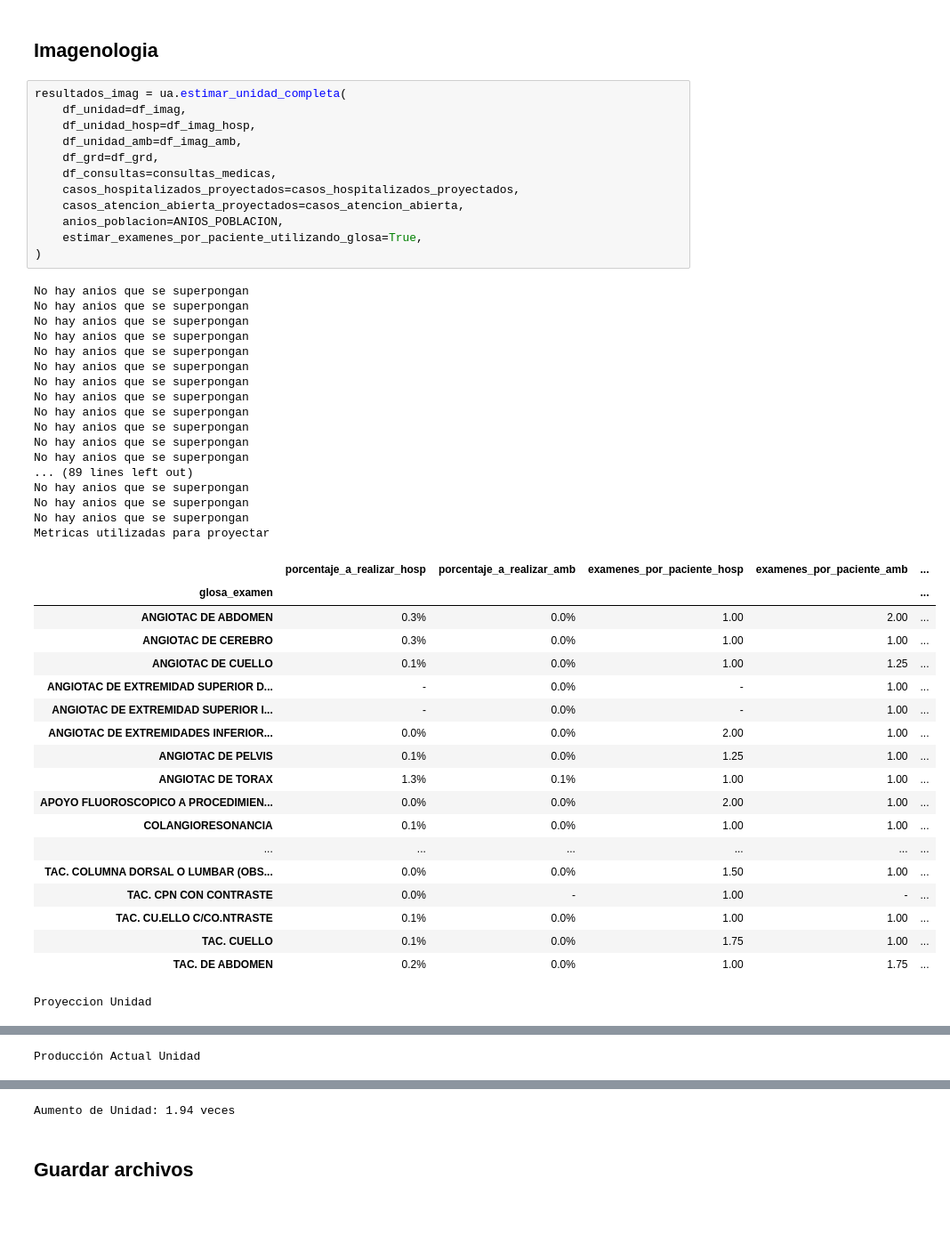
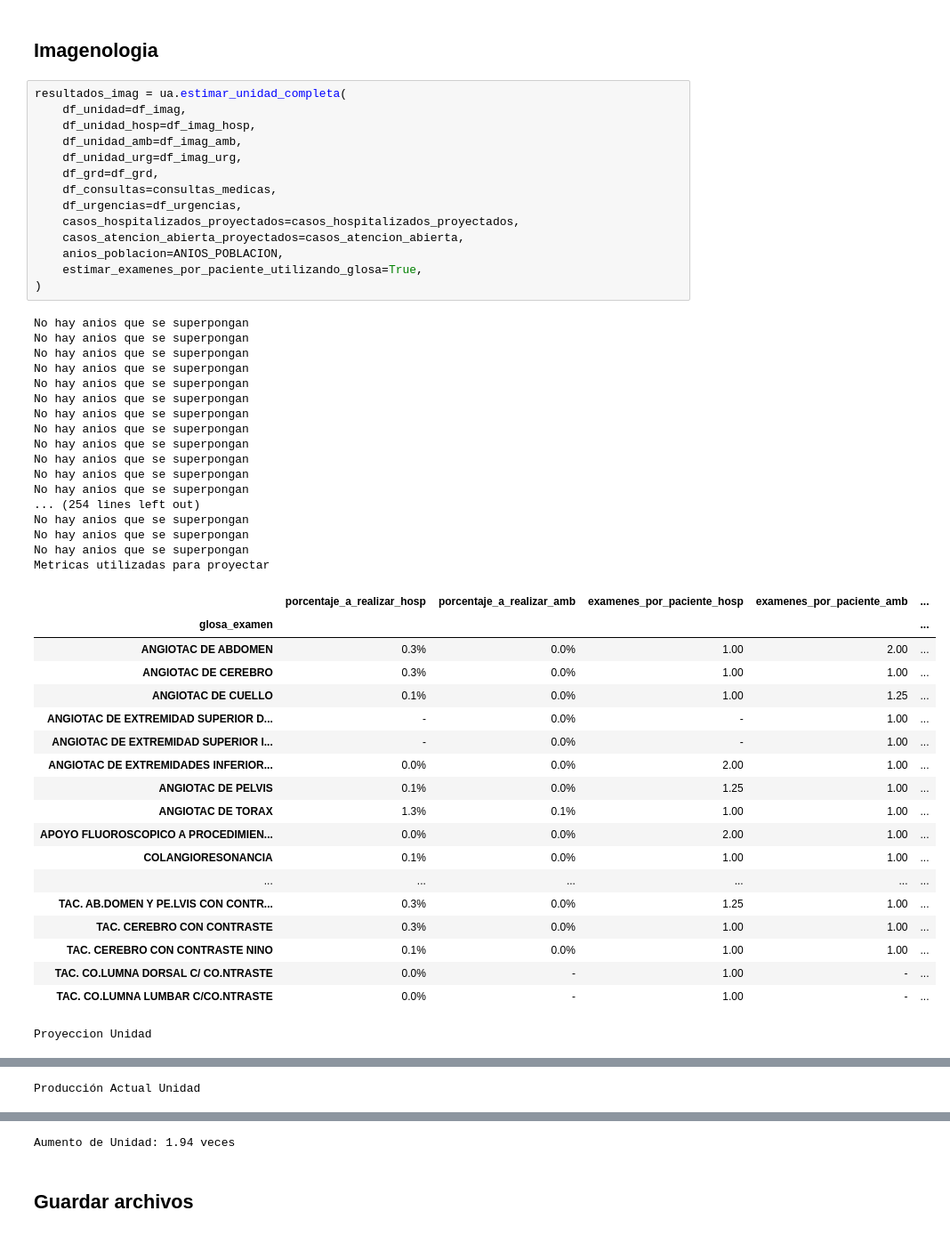
Before and after one commit to JavierRojas14/proyeccion-rdr, a Jupyter notebook: notebooks/6.0-jrb-support-units-percentajes.ipynb, the cells around one changed output, grey strips where cells are left out. Shown: that part at 89% size. Drawn from its saved outputs; the diff is of its cells as text.

Commit message:
Obtiene coeficientes de urgencia

```diff
--- a/notebooks/6.0-jrb-support-units-percentajes.ipynb
+++ b/notebooks/6.0-jrb-support-units-percentajes.ipynb
@@ -335,8 +335,10 @@ resultados_imag = ua.estimar_unidad_completa(
     df_unidad=df_imag,
     df_unidad_hosp=df_imag_hosp,
     df_unidad_amb=df_imag_amb,
+    df_unidad_urg=df_imag_urg,
     df_grd=df_grd,
     df_consultas=consultas_medicas,
+    df_urgencias=df_urgencias,
     casos_hospitalizados_proyectados=casos_hospitalizados_proyectados,
     casos_atencion_abierta_proyectados=casos_atencion_abierta,
     anios_poblacion=ANIOS_POBLACION,
@@ -345,39 +347,39 @@ resultados_imag = ua.estimar_unidad_completa(
 # %% [output]
 No hay anios que se superpongan
 No hay anios que se superpongan
 No hay anios que se superpongan
 No hay anios que se superpongan
 No hay anios que se superpongan
 No hay anios que se superpongan
 No hay anios que se superpongan
 No hay anios que se superpongan
 No hay anios que se superpongan
 No hay anios que se superpongan
 No hay anios que se superpongan
 No hay anios que se superpongan
-... (89 lines left out)
+... (254 lines left out)
 No hay anios que se superpongan
 No hay anios que se superpongan
 No hay anios que se superpongan
 Metricas utilizadas para proyectar
 |  | porcentaje_a_realizar_hosp | porcentaje_a_realizar_amb | examenes_por_paciente_hosp | examenes_por_paciente_amb | ... |
 | glosa_examen |  |  |  |  | ... |
 | ANGIOTAC DE ABDOMEN | 0.3% | 0.0% | 1.00 | 2.00 | ... |
 | ANGIOTAC DE CEREBRO | 0.3% | 0.0% | 1.00 | 1.00 | ... |
 | ANGIOTAC DE CUELLO | 0.1% | 0.0% | 1.00 | 1.25 | ... |
 | ANGIOTAC DE EXTREMIDAD SUPERIOR D... | - | 0.0% | - | 1.00 | ... |
 | ANGIOTAC DE EXTREMIDAD SUPERIOR I... | - | 0.0% | - | 1.00 | ... |
 | ANGIOTAC DE EXTREMIDADES INFERIOR... | 0.0% | 0.0% | 2.00 | 1.00 | ... |
 | ANGIOTAC DE PELVIS | 0.1% | 0.0% | 1.25 | 1.00 | ... |
 | ANGIOTAC DE TORAX | 1.3% | 0.1% | 1.00 | 1.00 | ... |
 | APOYO FLUOROSCOPICO A PROCEDIMIEN... | 0.0% | 0.0% | 2.00 | 1.00 | ... |
 | COLANGIORESONANCIA | 0.1% | 0.0% | 1.00 | 1.00 | ... |
 | ... | ... | ... | ... | ... | ... |
-| TAC. COLUMNA DORSAL O LUMBAR (OBS... | 0.0% | 0.0% | 1.50 | 1.00 | ... |
-| TAC. CPN CON CONTRASTE | 0.0% | - | 1.00 | - | ... |
-| TAC. CU.ELLO C/CO.NTRASTE | 0.1% | 0.0% | 1.00 | 1.00 | ... |
-| TAC. CUELLO | 0.1% | 0.0% | 1.75 | 1.00 | ... |
-| TAC. DE ABDOMEN | 0.2% | 0.0% | 1.00 | 1.75 | ... |
+| TAC. AB.DOMEN Y PE.LVIS CON CONTR... | 0.3% | 0.0% | 1.25 | 1.00 | ... |
+| TAC. CEREBRO CON CONTRASTE | 0.3% | 0.0% | 1.00 | 1.00 | ... |
+| TAC. CEREBRO CON CONTRASTE NINO | 0.1% | 0.0% | 1.00 | 1.00 | ... |
+| TAC. CO.LUMNA DORSAL C/ CO.NTRASTE | 0.0% | - | 1.00 | - | ... |
+| TAC. CO.LUMNA LUMBAR C/CO.NTRASTE | 0.0% | - | 1.00 | - | ... |
 Proyeccion Unidad
 | index | 2017 | 2018 | 2019 | 2020 | 2021 | 2022 | 2023 | 2024 | 2025 | 2026 | 2027 | ... |
 | AMBULATORIO | 72398.969635 | 74439.064316 | 76405.910455 | 78247.503060 | 79261.693638 | 79901.185988 | 80488.101562 | 81096.120531 | 81613.276020 | 81956.455710 | 82147.764016 | ... |
```
Also changed, not shown: parts of 3 cells of this notebook, 1 other file.
